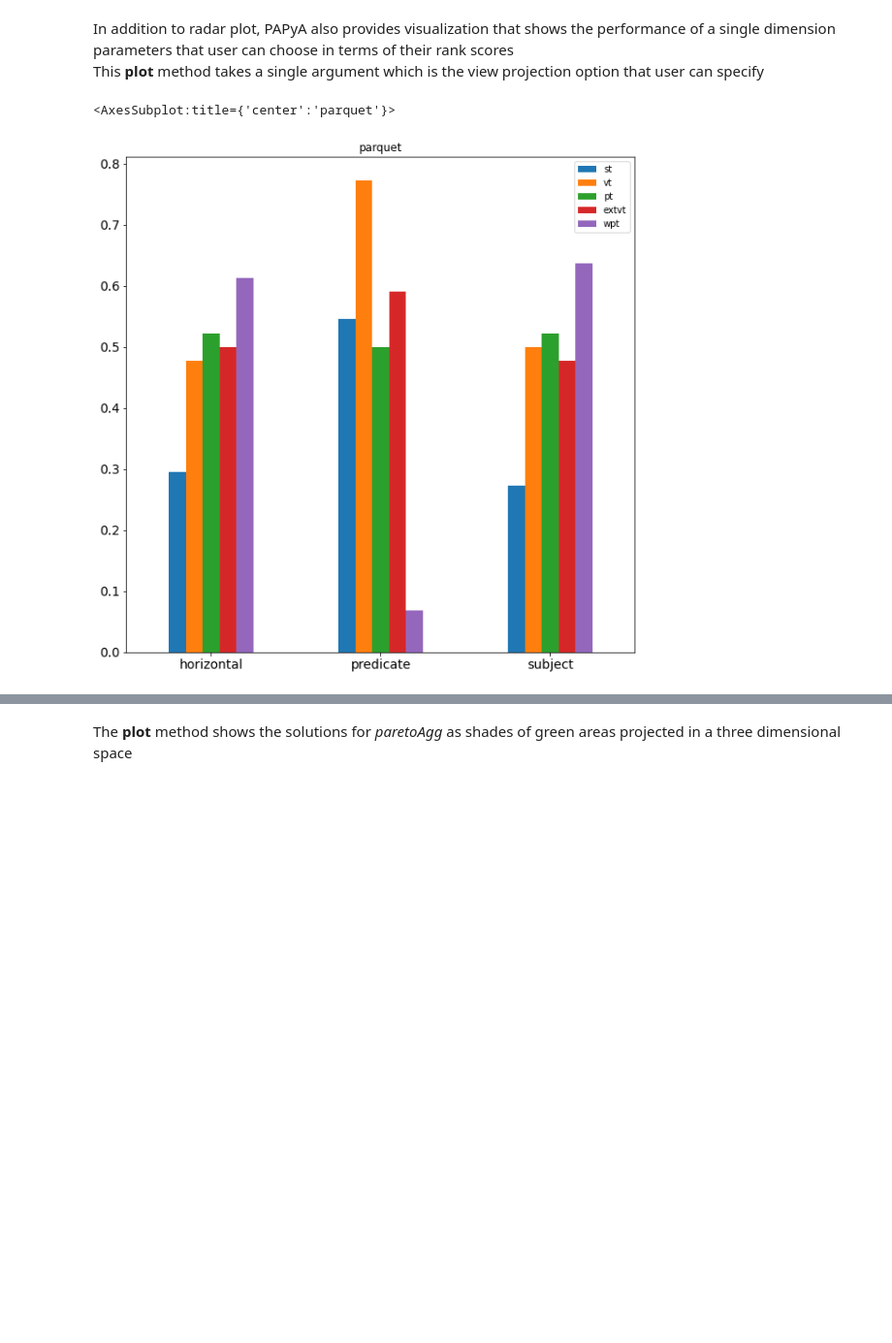
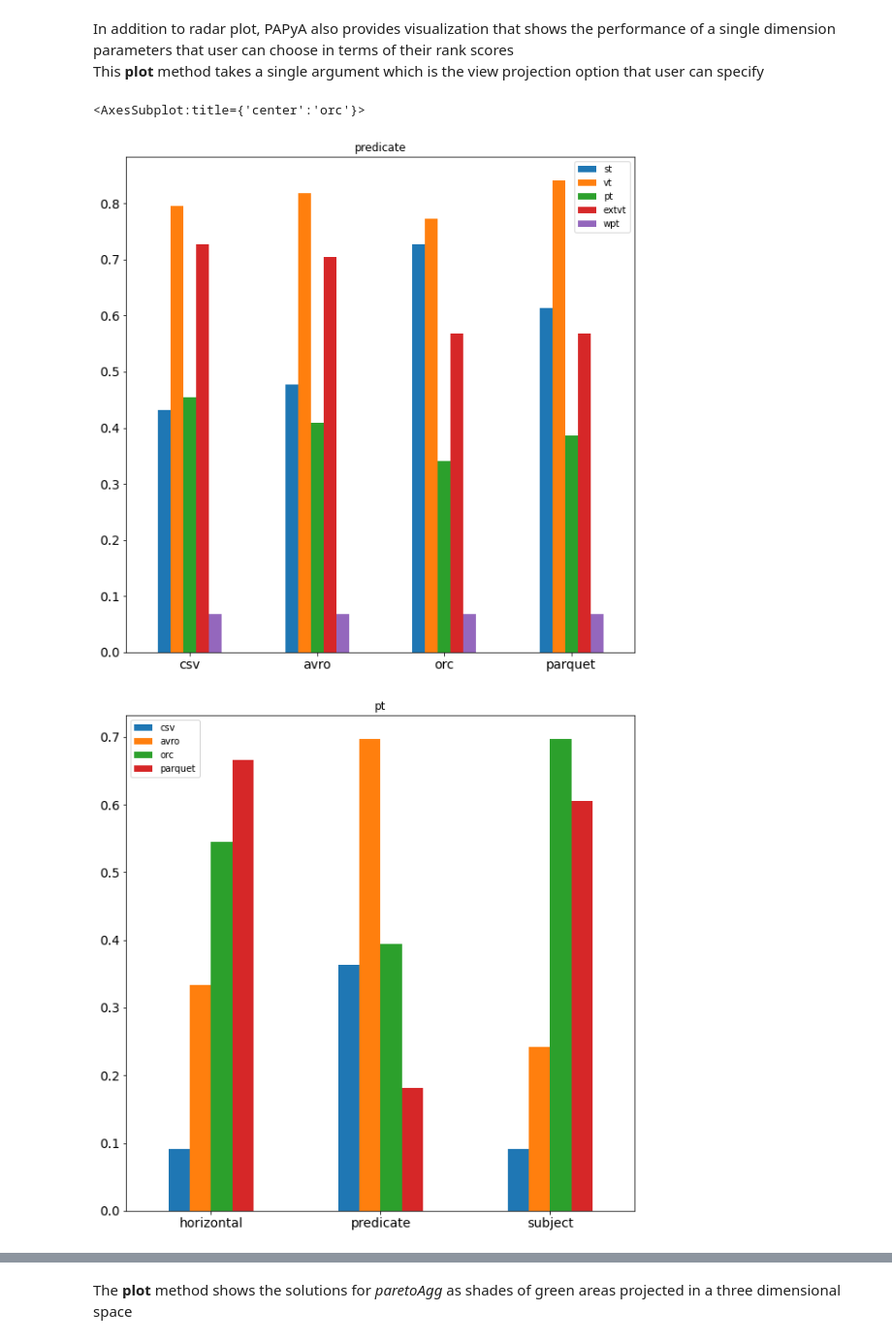
Before and after one commit to DataSystemsGroupUT/PAPyA, a Jupyter notebook: UI Module_Development/BenchRanker copy.ipynb, the cells around one changed output, grey strips where cells are left out. Shown at 97% size. Saved outputs shown, nothing was run; the diff lists cells and outputs as text; code cells hidden in the pictures; blank space fills up the shorter version.

```diff
--- a/UI Module_Development/BenchRanker copy.ipynb
+++ b/UI Module_Development/BenchRanker copy.ipynb
@@ -166,25 +59,13 @@ In addition to radar plot, PAPyA also provides visualization that shows the perf
 This <b>plot</b> method takes a single argument which is the view projection option that user can specify
 # %%
 # example of schema dimension plots
-schemaSDRank = SDRank(config, logs, '100M', 'schemas')
+config = "settings.yaml"
+logs = "log"
 
-schemaSDRank.plot('parquet')
-# schemaSDRank.plot('horizontal')
-# schemaSDRank.plot('predicate')
-# example of storage dimension plots
-# storageSDRank = SDRank(config, logs, '100M', 'storage')
-
-# storageSDRank.plot('st')
-# storageSDRank.plot('vp')
-# storageSDRank.plot('horizontal')
-# storageSDRank.plot('subject')
-# example of partition dimension plots
-# partitionSDRank = SDRank(config, logs, '100M', 'partition')
-
-# partitionSDRank.plot('wpt')
-# partitionSDRank.plot('extvp')
-# partitionSDRank.plot('csv')
-# partitionSDRank.plot('avro')
+SDRank(config, logs, '100M', 'schemas').plot('predicate')
+SDRank(config, logs, '100M', 'storage').plot('pt')
+SDRank(config, logs, '100M', 'partition').plot('orc')
 # %% [output]
-<AxesSubplot:title={'center':'parquet'}>
+<AxesSubplot:title={'center':'orc'}>
-[figure, old version]
+[figure, new version]
+[figure, added]
```
Also changed, not shown: parts of 69 cells of this notebook, 41 other files.
